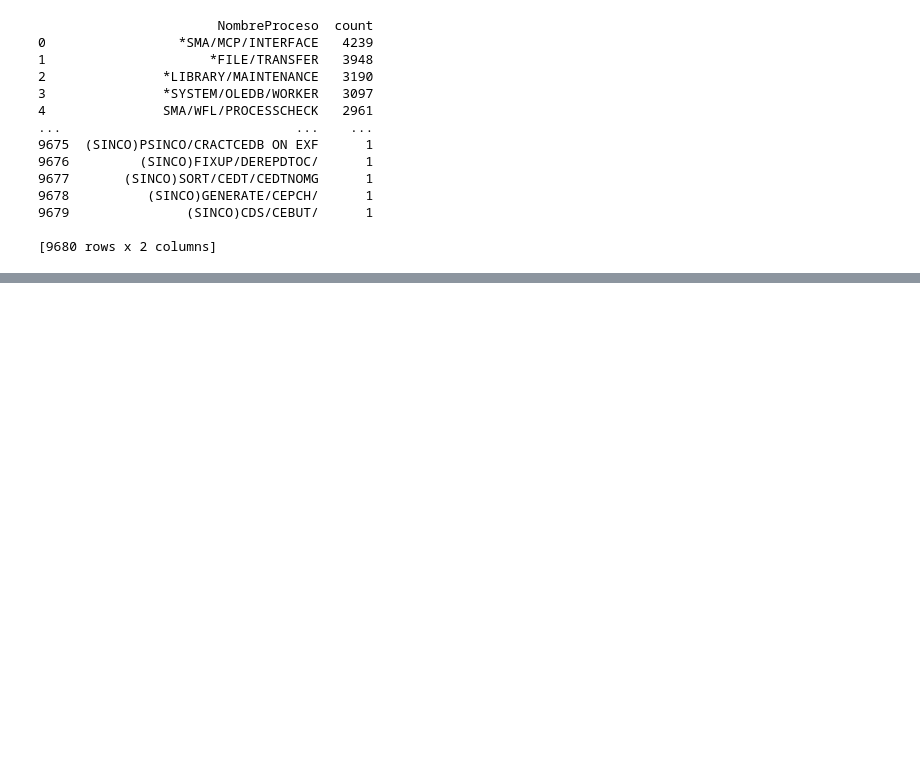
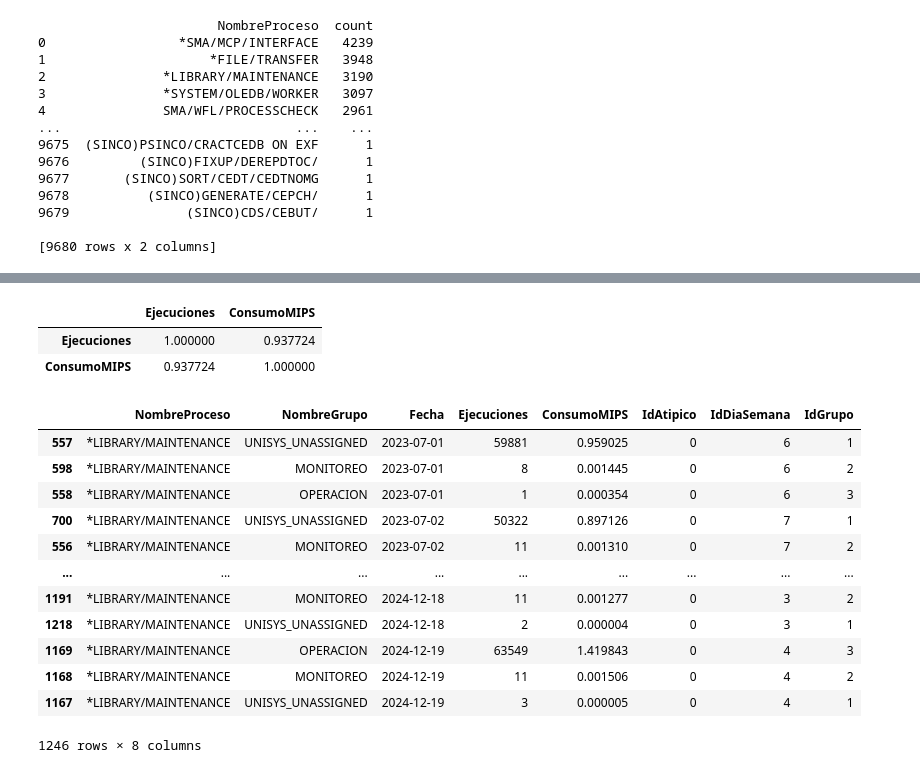
Before and after one commit to Stiven1999A/Novelty-Detector, a Jupyter notebook: experiment/notebooks/exploratory_analysis.ipynb, the cells around one changed output, grey strips where cells are left out. Saved outputs shown, nothing was run; the diff lists cells and outputs as text; code cells hidden in the pictures; blank space fills up the shorter version.

```diff
--- a/experiment/notebooks/exploratory_analysis.ipynb
+++ b/experiment/notebooks/exploratory_analysis.ipynb
@@ -550,0 +652,25 @@ print(count_proportions)
+# %%
+def add_group_id(df):
+    """
+    Add a column 'IdDiaSemana' to the DataFrame based on the day of the week.
+
+    Args:
+        df (pd.DataFrame): Input DataFrame containing 'Fecha' column.
+
+    Returns:
+        pd.DataFrame: Updated DataFrame with 'IdDiaSemana' column.
+    """
+    mapeo_id_groups = {
+        'UNISYS_UNASSIGNED': 1,
+        'MONITOREO': 2,
+        'OPERACION': 3
+    }
+    df['IdGrupo'] = df['NombreGrupo'].map(mapeo_id_groups)
+    df['IdGrupo'] = df['IdGrupo'].fillna(0).astype(int)
+    return df
+# %%
+df1 = pd.read_csv('/Users/Estiben/OneDrive/Escritorio/Novelty-Detector/experiment/notebooks/df1.csv')
+df1 = df1.rename(columns={'total_mipsFecha': 'ConsumoMIPS', 'total_ejecucionesFecha': 'Ejecuciones'})
+df1 = df1.sort_values(by='Fecha', ascending=True)
+df1['IdAtipico'] = 0
+print(df1.info())
@@ -550,0 +692,27 @@ print(count_proportions)
+# %%
+correlation_matrix = df1[['Ejecuciones', 'ConsumoMIPS']].corr()
+correlation_matrix
+# %% [output]
+|  | Ejecuciones | ConsumoMIPS |
+| Ejecuciones | 1.000000 | 0.937724 |
+| ConsumoMIPS | 0.937724 | 1.000000 |
+# %%
+df1 = add_day_of_week_id(df1)
+# %%
+df1 = add_group_id(df1)
+# %%
+df1
+# %% [output]
+|  | NombreProceso | NombreGrupo | Fecha | Ejecuciones | ConsumoMIPS | IdAtipico | IdDiaSemana | IdGrupo |
+| 557 | *LIBRARY/MAINTENANCE | UNISYS_UNASSIGNED | 2023-07-01 | 59881 | 0.959025 | 0 | 6 | 1 |
+| 598 | *LIBRARY/MAINTENANCE | MONITOREO | 2023-07-01 | 8 | 0.001445 | 0 | 6 | 2 |
+| 558 | *LIBRARY/MAINTENANCE | OPERACION | 2023-07-01 | 1 | 0.000354 | 0 | 6 | 3 |
+| 700 | *LIBRARY/MAINTENANCE | UNISYS_UNASSIGNED | 2023-07-02 | 50322 | 0.897126 | 0 | 7 | 1 |
+| 556 | *LIBRARY/MAINTENANCE | MONITOREO | 2023-07-02 | 11 | 0.001310 | 0 | 7 | 2 |
+| ... | ... | ... | ... | ... | ... | ... | ... | ... |
+| 1191 | *LIBRARY/MAINTENANCE | MONITOREO | 2024-12-18 | 11 | 0.001277 | 0 | 3 | 2 |
+| 1218 | *LIBRARY/MAINTENANCE | UNISYS_UNASSIGNED | 2024-12-18 | 2 | 0.000004 | 0 | 3 | 1 |
+| 1169 | *LIBRARY/MAINTENANCE | OPERACION | 2024-12-19 | 63549 | 1.419843 | 0 | 4 | 3 |
+| 1168 | *LIBRARY/MAINTENANCE | MONITOREO | 2024-12-19 | 11 | 0.001506 | 0 | 4 | 2 |
+| 1167 | *LIBRARY/MAINTENANCE | UNISYS_UNASSIGNED | 2024-12-19 | 3 | 0.000005 | 0 | 4 | 1 |
+1246 rows × 8 columns
```
Also changed, not shown: parts of 7 cells of this notebook, 3 other files.
